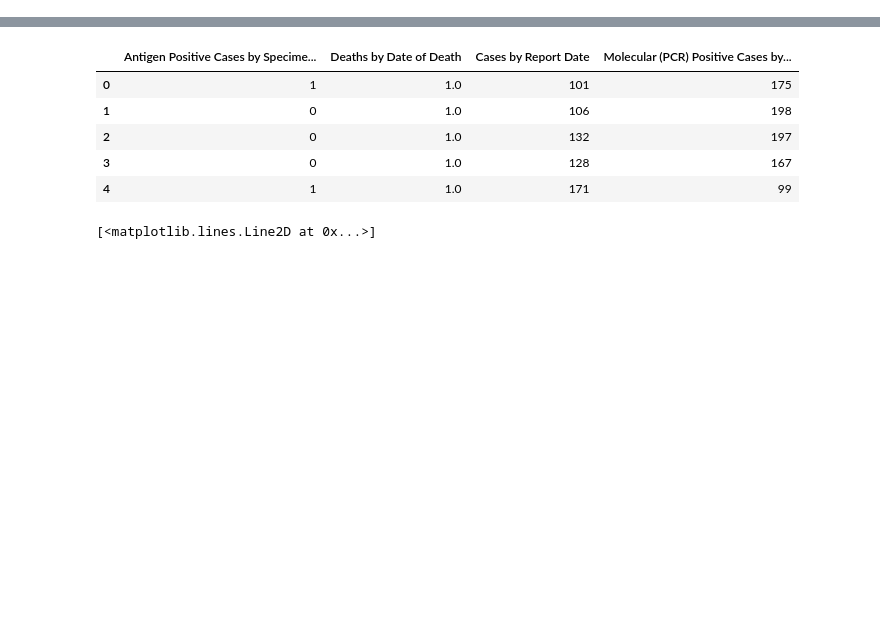
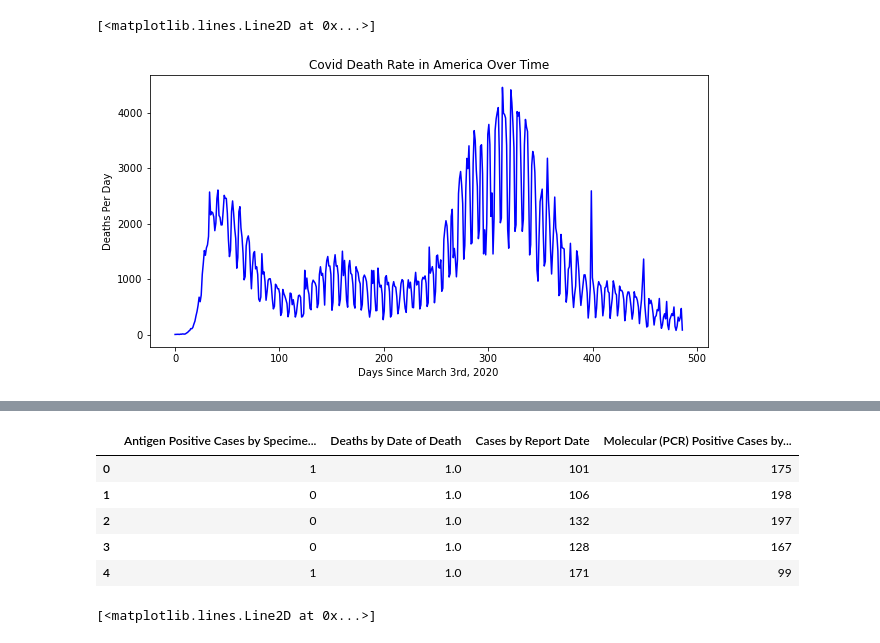
Before and after one commit to abhi-vinnakota/ValiantVaccinators, a Jupyter notebook: Valiant Vaccinators.ipynb, the cells around one changed output, grey strips where cells are left out. Cells and saved outputs as stored; diff of their text form; code cells hidden in the pictures; blank space fills up the shorter version.

```diff
--- a/Valiant Vaccinators.ipynb
+++ b/Valiant Vaccinators.ipynb
@@ -8,0 +73,10 @@ import math
+# %%
+plt.xlabel('Days Since March 3rd, 2020')
+plt.ylabel('Deaths Per Day')
+plt.rcParams["figure.figsize"] = [10,5]
+plt.title('Covid Death Rate in America Over Time')
+x_vals = np.linspace(0, 486, 486)
+plt.plot(x_vals, covid_national["new_deaths"], 'b')
+# %% [output]
+[<matplotlib.lines.Line2D at 0x...>]
+[figure, added]
```
Also changed, not shown: parts of 38 cells of this notebook, 1 other file.
